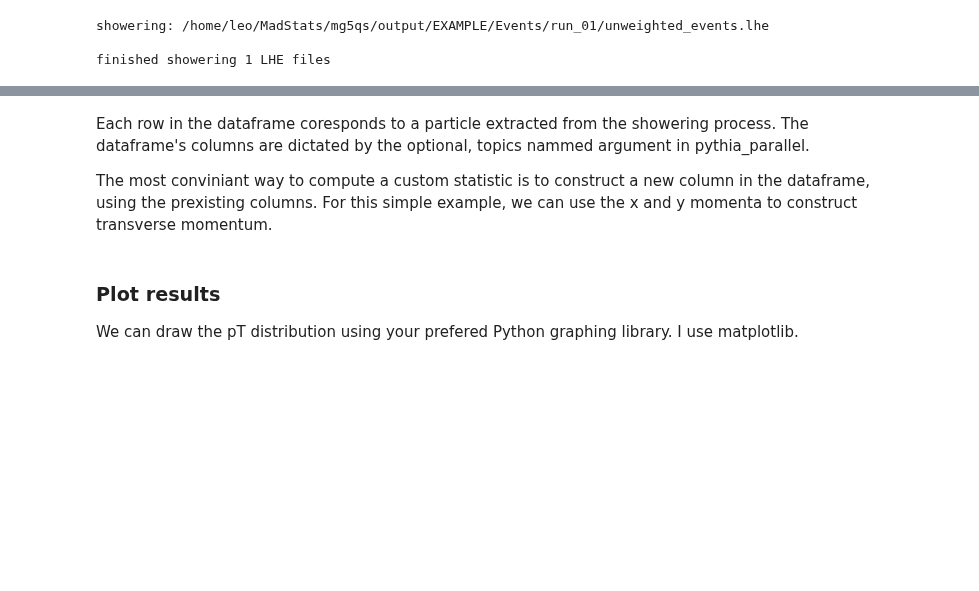
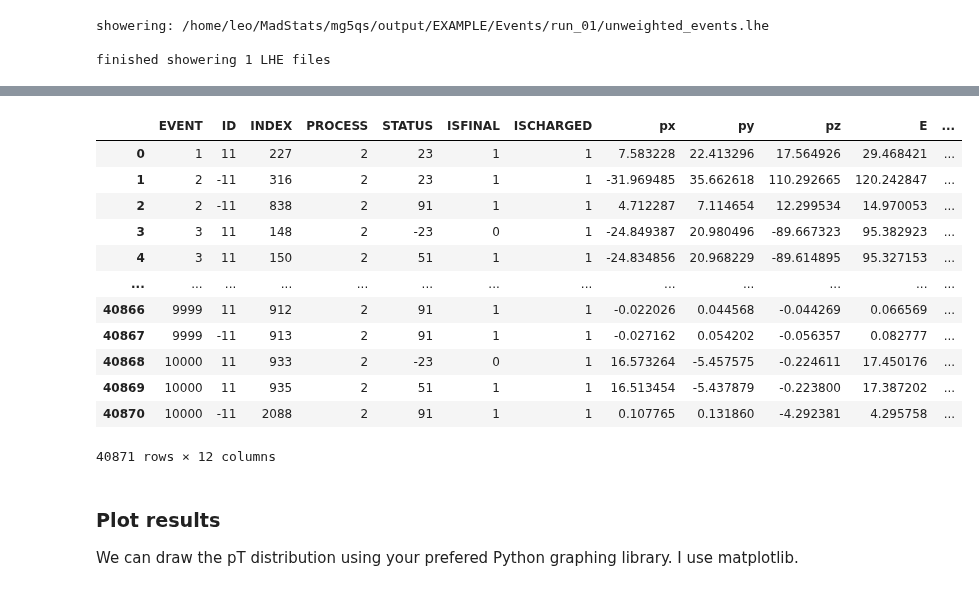
Before and after one commit to leo-megliola/mg5qs, a Jupyter notebook: notebook/E1.ipynb, the cells around one changed output, grey strips where cells are left out. Saved outputs shown, nothing was run; the diff lists cells and outputs as text; code cells hidden in the pictures; blank space fills up the shorter version.

```diff
--- a/notebook/E1.ipynb
+++ b/notebook/E1.ipynb
@@ -158,11 +200,22 @@ param, df = qs.unpickle('EXAMPLE')
-# %% [markdown]
-Each row in the dataframe coresponds to a particle extracted from the showering process. The dataframe's columns are dictated by the optional, topics nammed argument in pythia_parallel.
-
-The most conviniant way to compute a custom statistic is to construct a new column in the dataframe, using the prexisting columns. For this simple example, we can use the x and y momenta to construct transverse momentum.
 # %%
 import numpy as np
-
+# operations in numpy are vectorized
 df['pT'] = np.sqrt((df['px']**2)+(df['py']**2))
+df # notice the new, right-most col
+# %% [output]
+|  | EVENT | ID | INDEX | PROCESS | STATUS | ISFINAL | ISCHARGED | px | py | pz | E | ... |
+| 0 | 1 | 11 | 227 | 2 | 23 | 1 | 1 | 7.583228 | 22.413296 | 17.564926 | 29.468421 | ... |
+| 1 | 2 | -11 | 316 | 2 | 23 | 1 | 1 | -31.969485 | 35.662618 | 110.292665 | 120.242847 | ... |
+| 2 | 2 | -11 | 838 | 2 | 91 | 1 | 1 | 4.712287 | 7.114654 | 12.299534 | 14.970053 | ... |
+| 3 | 3 | 11 | 148 | 2 | -23 | 0 | 1 | -24.849387 | 20.980496 | -89.667323 | 95.382923 | ... |
+| 4 | 3 | 11 | 150 | 2 | 51 | 1 | 1 | -24.834856 | 20.968229 | -89.614895 | 95.327153 | ... |
+| ... | ... | ... | ... | ... | ... | ... | ... | ... | ... | ... | ... | ... |
+| 40866 | 9999 | 11 | 912 | 2 | 91 | 1 | 1 | -0.022026 | 0.044568 | -0.044269 | 0.066569 | ... |
+| 40867 | 9999 | -11 | 913 | 2 | 91 | 1 | 1 | -0.027162 | 0.054202 | -0.056357 | 0.082777 | ... |
+| 40868 | 10000 | 11 | 933 | 2 | -23 | 0 | 1 | 16.573264 | -5.457575 | -0.224611 | 17.450176 | ... |
+| 40869 | 10000 | 11 | 935 | 2 | 51 | 1 | 1 | 16.513454 | -5.437879 | -0.223800 | 17.387202 | ... |
+| 40870 | 10000 | -11 | 2088 | 2 | 91 | 1 | 1 | 0.107765 | 0.131860 | -4.292381 | 4.295758 | ... |
+40871 rows × 12 columns
 # %% [markdown]
 ### Plot results
 
```
Also changed, not shown: parts of 17 cells of this notebook, 3 other files.
